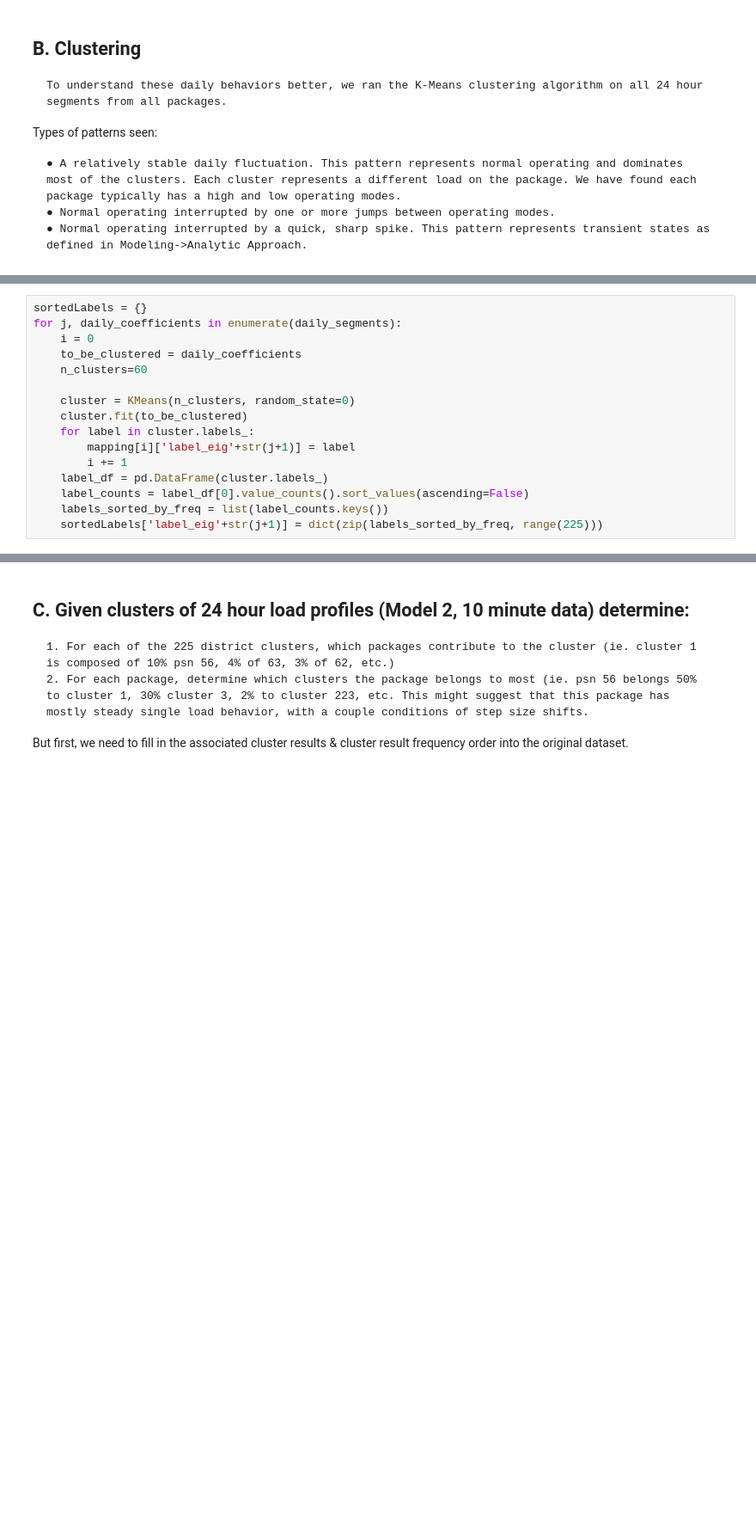
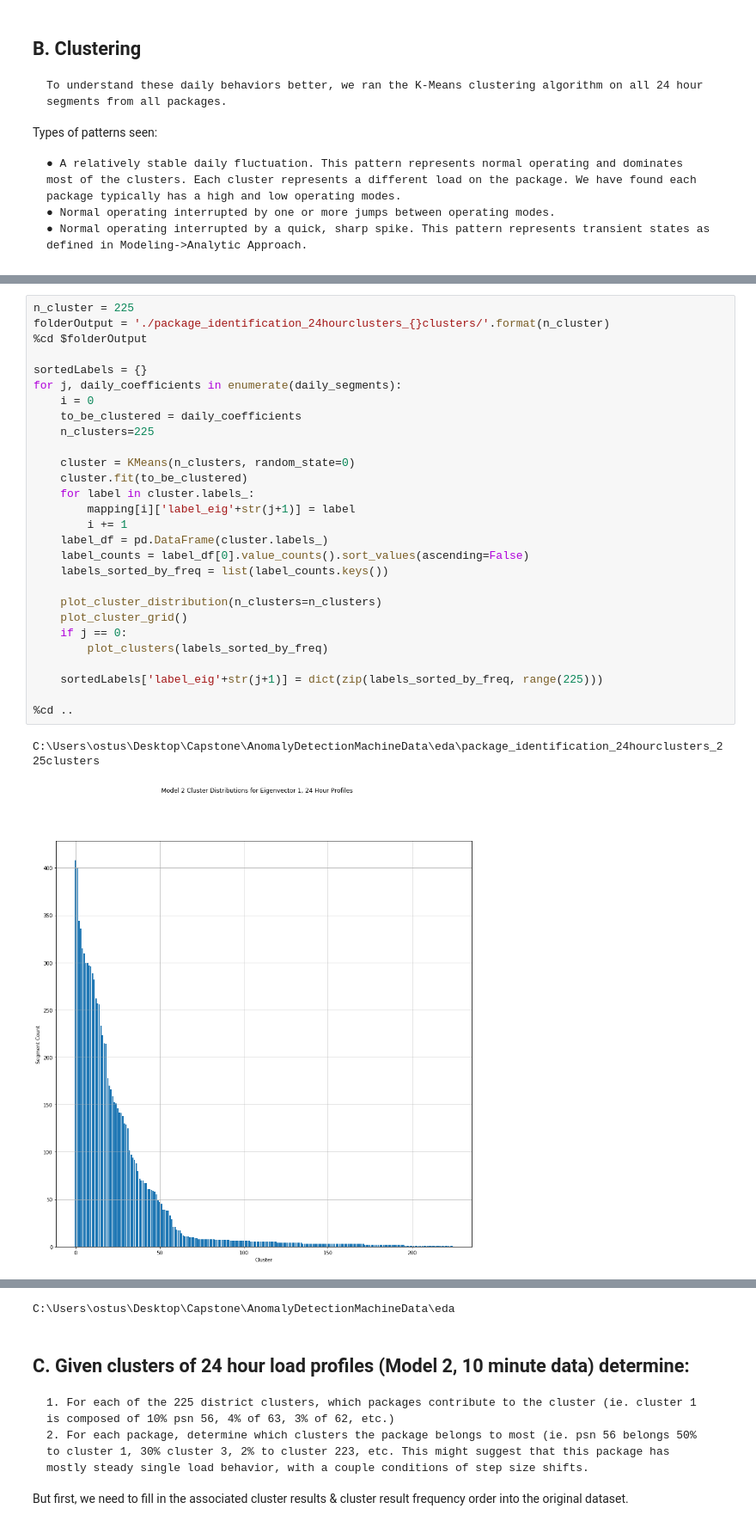
Before and after one commit to j-goldsmith/TurbineTimeSeries.EDA, a Jupyter notebook: eda/package_and_distribution_identification_in_ 24hour_clusters.ipynb, the cells around one changed output, grey strips where cells are left out. Shown at 86% size. Saved outputs shown, nothing was run; the diff lists cells and outputs as text; blank space fills up the shorter version.

Commit message:
added Jareds plotting code, clustermap code, functions

```diff
--- a/eda/package_and_distribution_identification_in_ 24hour_clusters.ipynb
+++ b/eda/package_and_distribution_identification_in_ 24hour_clusters.ipynb
@@ -137,16 +194,31 @@ Types of patterns seen:
 # %%
+n_cluster = 225
+folderOutput = './package_identification_24hourclusters_{}clusters/'.format(n_cluster)
+%cd $folderOutput
+
 sortedLabels = {}
 for j, daily_coefficients in enumerate(daily_segments):
     i = 0
     to_be_clustered = daily_coefficients
-    n_clusters=60
+    n_clusters=225
 
     cluster = KMeans(n_clusters, random_state=0)
     cluster.fit(to_be_clustered)
     for label in cluster.labels_:
         mapping[i]['label_eig'+str(j+1)] = label
         i += 1
     label_df = pd.DataFrame(cluster.labels_)
     label_counts = label_df[0].value_counts().sort_values(ascending=False)
     labels_sorted_by_freq = list(label_counts.keys())
+
+    plot_cluster_distribution(n_clusters=n_clusters)
+    plot_cluster_grid()
+    if j == 0:
+        plot_clusters(labels_sorted_by_freq)
+
     sortedLabels['label_eig'+str(j+1)] = dict(zip(labels_sorted_by_freq, range(225)))
+
+%cd ..
+# %% [output]
+C:\Users\ostus\Desktop\Capstone\AnomalyDetectionMachineData\eda\package_identification_24hourclusters_225clusters
+[figure, added]
@@ -153,3 +228,4 @@ for j, daily_coefficients in enumerate(daily_segments):
+C:\Users\ostus\Desktop\Capstone\AnomalyDetectionMachineData\eda
 # %% [markdown]
 ## C. Given clusters of 24 hour load profiles (Model 2, 10 minute data) determine:
 
```
Also changed, not shown: parts of 20 cells of this notebook.
